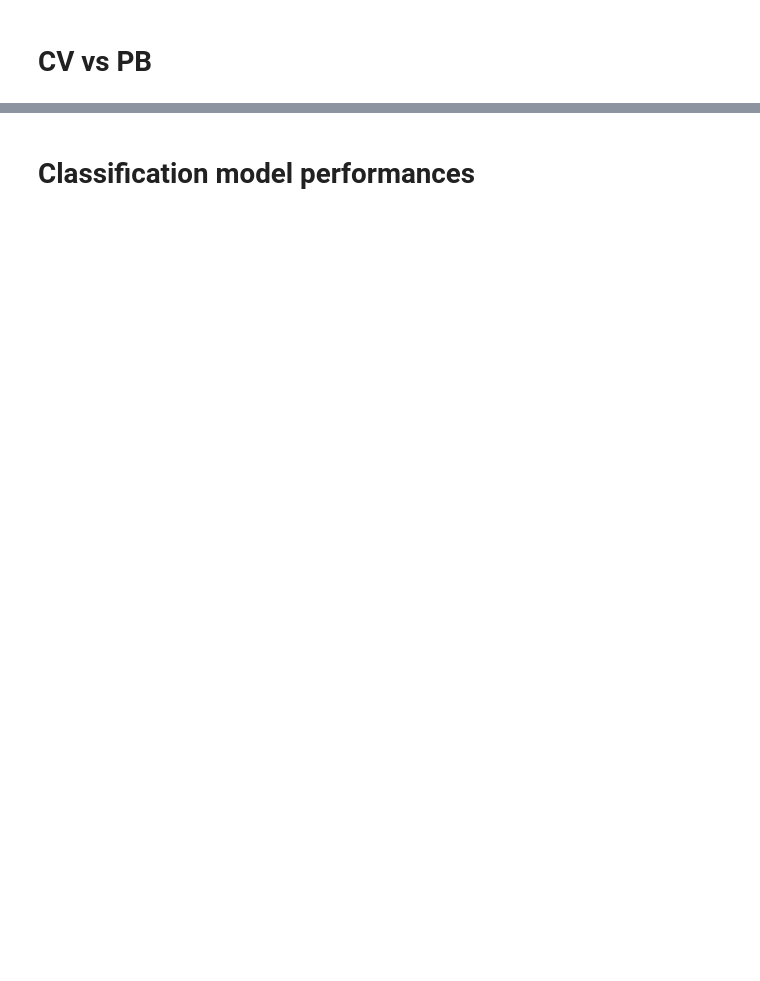
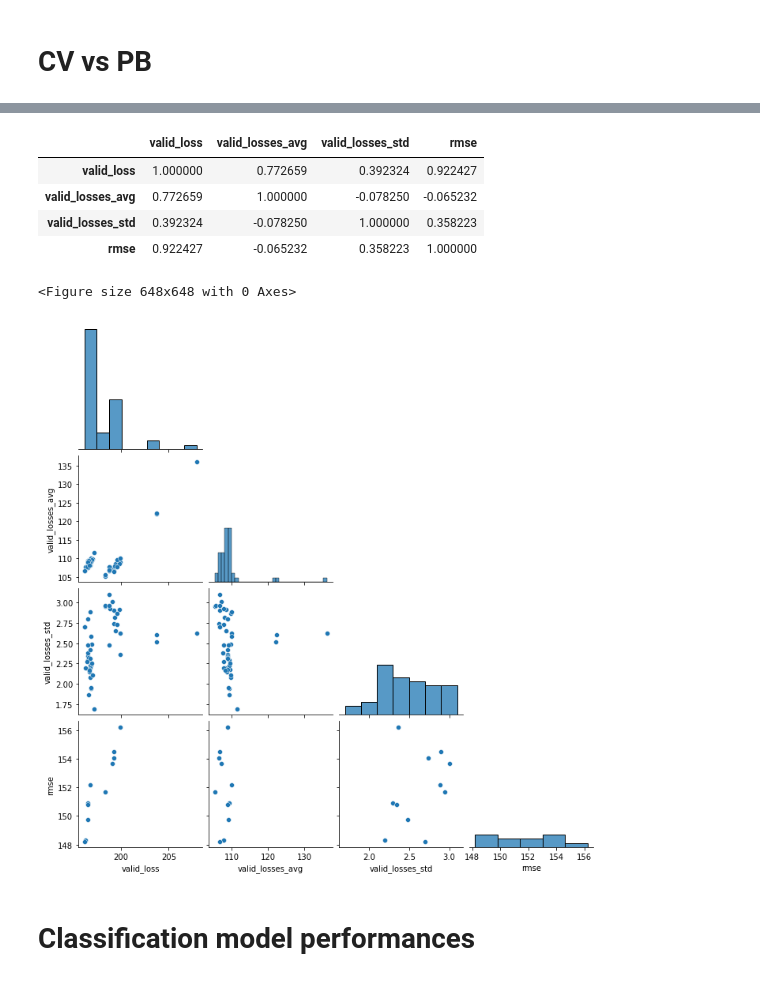
Before and after one commit to Quvotha/aiquest2021-assesment, a Jupyter notebook: experiments/cv_vs_pb.ipynb, the cells around one changed output, grey strips where cells are left out. Drawn from its saved outputs; the diff is of its cells as text; code cells hidden in the pictures; blank space fills up the shorter version.

Commit message:
#14 Upload experiment 05-09

```diff
--- a/experiments/cv_vs_pb.ipynb
+++ b/experiments/cv_vs_pb.ipynb
@@ -106,3 +107,15 @@ cv_pb.corr()
+# %%
+plt.figure(figsize=(9, 9))
+sns.pairplot(cv_pb.query('experiment < "05-01"'), corner=True)
+cv_pb.query('experiment < "05-01"').corr()
+# %% [output]
+|  | valid_loss | valid_losses_avg | valid_losses_std | rmse |
+| valid_loss | 1.000000 | 0.772659 | 0.392324 | 0.922427 |
+| valid_losses_avg | 0.772659 | 1.000000 | -0.078250 | -0.065232 |
+| valid_losses_std | 0.392324 | -0.078250 | 1.000000 | 0.358223 |
+| rmse | 0.922427 | -0.065232 | 0.358223 | 1.000000 |
+<Figure size 648x648 with 0 Axes>
+[figure, added]
 # %% [markdown]
 # Classification model performances
 # %%
```
Also changed, not shown: parts of 9 cells of this notebook, 2 other files.
